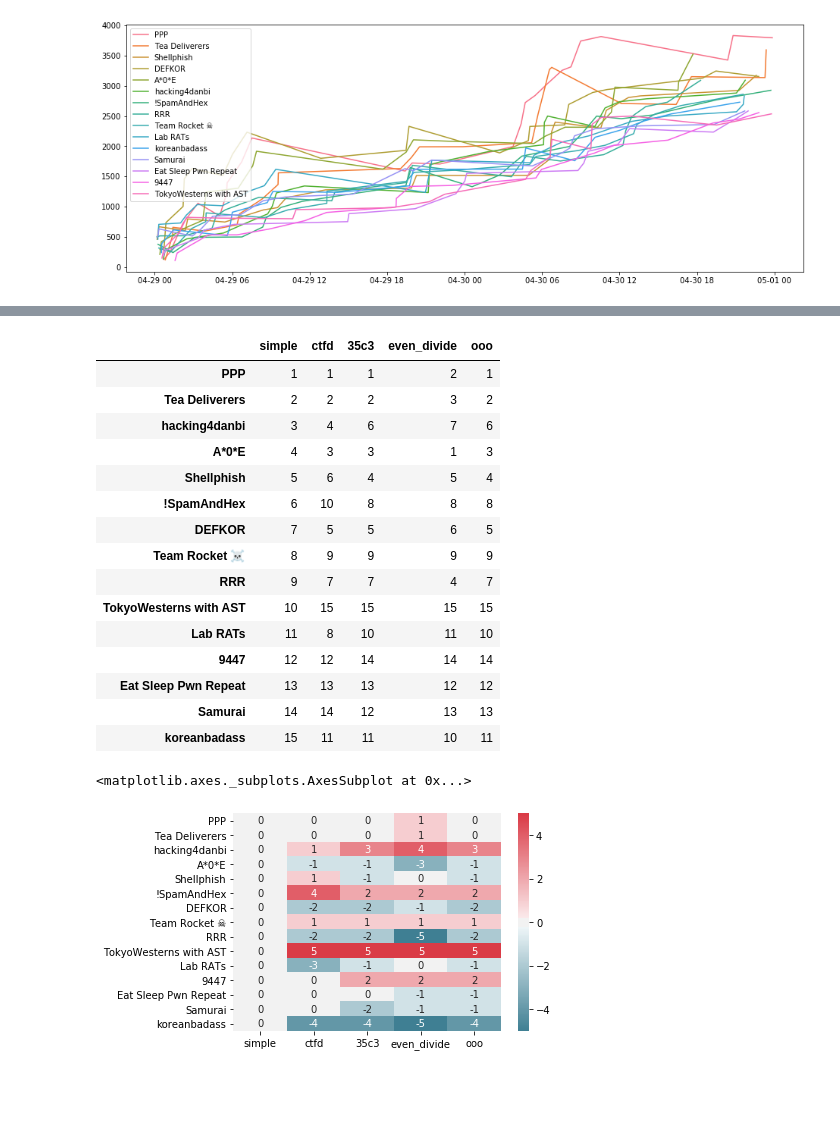
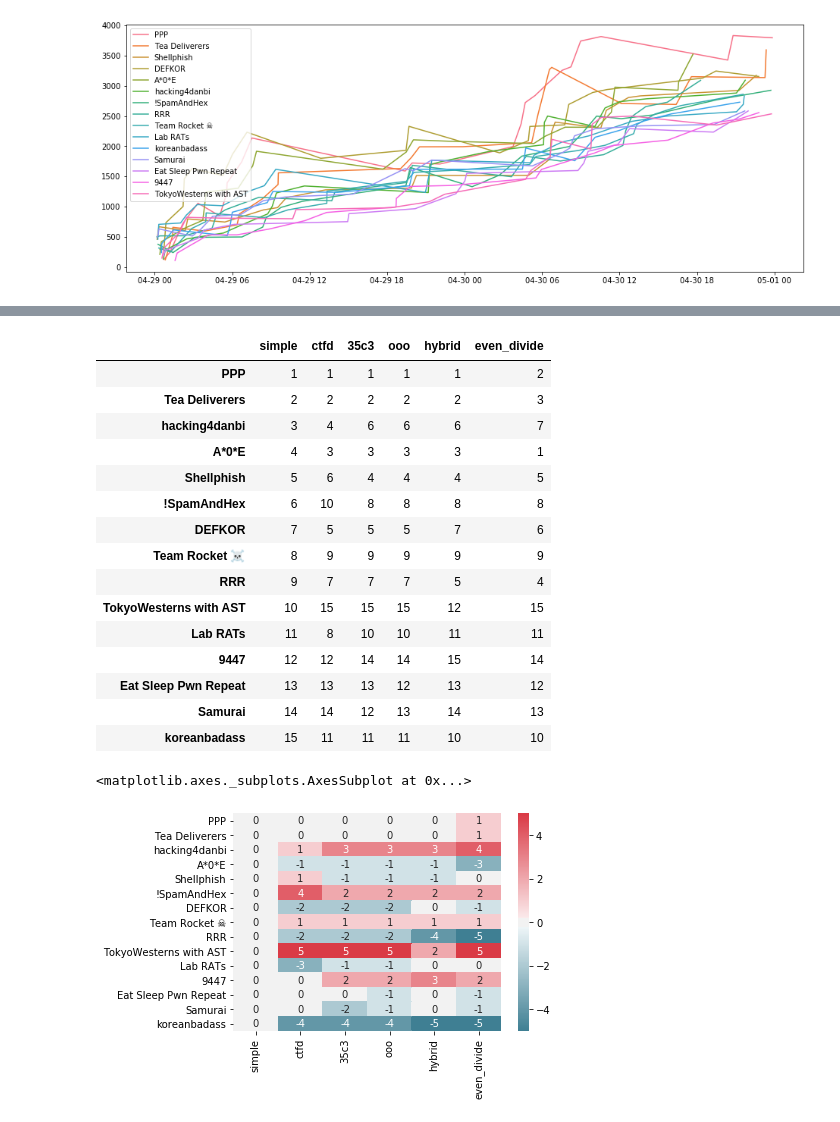
Before and after one commit to wwong/ctf-score-analysis, a Jupyter notebook: 2017-legitbs-quals.ipynb, the cells around one changed output, grey strips where cells are left out. Drawn from its saved outputs; the diff is of its cells as text; code cells hidden in the pictures; blank space fills up the shorter version.

Commit message:
Add hybrid scoring

```diff
--- a/2017-legitbs-quals.ipynb
+++ b/2017-legitbs-quals.ipynb
@@ -235,6 +235,17 @@ class OooDecayPointValueChallengeLoader:
         return Challenge(challenge_id=challenge_json['id'],
                         name=challenge_json['name'],
                         score_strategy=strategy)
+# %%
+class HybridPointValueChallengeLoader:
+    def from_json(challenge_json):
+        max_scores = [100, 300, 500]
+        min_scores = [100, 100, 100]
+        # The raw challenge data only assigns point values from 1-6 for each challenge
+        difficulty = (challenge_json['points']-1) // 2
+        strategy = OooDecayPointValueStrategy(max_scores[difficulty], min_scores[difficulty])
+        return Challenge(challenge_id=challenge_json['id'],
+                        name=challenge_json['name'],
+                        score_strategy=strategy)
 # %%
 challenges_r = json.load(open('./data/legitbs/2017-quals/challenges.json', 'r'))
 solves_r = json.load(open('./data/legitbs/2017-quals/solutions.json', 'r'))
@@ -369,3 +380,6 @@ Eat Sleep Pwn Repeat      2584.0
 TokyoWesterns with AST    2535.0
 dtype: float64
 [figure]
+# %%
+hybrid_scores = plot_for_strat(teams, solves, HybridPointValueChallengeLoader.from_json)
+hybrid_scores
@@ -372,35 +404,35 @@ dtype: float64
 # %%
-sorted_scores = map(lambda x: x.sort_values(ascending=False), [simple_scores, ctfd_scores, espr_scores, even_scores, ooo_scores])
+sorted_scores = map(lambda x: x.sort_values(ascending=False), [simple_scores, ctfd_scores, espr_scores, ooo_scores, hybrid_scores, even_scores])
 
 team_places = list(map(lambda x: pd.Series(range(1, 16), index=x.index), sorted_scores))
 simple_team_places = team_places[0]
 
-pd.concat(team_places, axis=1, keys=['simple', 'ctfd', '35c3', 'even_divide', 'ooo'], sort=False).sort_values(ascending=True, by='simple')
+pd.concat(team_places, axis=1, keys=['simple', 'ctfd', '35c3', 'ooo', 'hybrid', 'even_divide'], sort=False).sort_values(ascending=True, by='simple')
 # %% [output]
-|  | simple | ctfd | 35c3 | even_divide | ooo |
-| PPP | 1 | 1 | 1 | 2 | 1 |
-| Tea Deliverers | 2 | 2 | 2 | 3 | 2 |
-| hacking4danbi | 3 | 4 | 6 | 7 | 6 |
-| A*0*E | 4 | 3 | 3 | 1 | 3 |
-| Shellphish | 5 | 6 | 4 | 5 | 4 |
-| !SpamAndHex | 6 | 10 | 8 | 8 | 8 |
-| DEFKOR | 7 | 5 | 5 | 6 | 5 |
-| Team Rocket ☠️ | 8 | 9 | 9 | 9 | 9 |
-| RRR | 9 | 7 | 7 | 4 | 7 |
-| TokyoWesterns with AST | 10 | 15 | 15 | 15 | 15 |
-| Lab RATs | 11 | 8 | 10 | 11 | 10 |
-| 9447 | 12 | 12 | 14 | 14 | 14 |
-| Eat Sleep Pwn Repeat | 13 | 13 | 13 | 12 | 12 |
-| Samurai | 14 | 14 | 12 | 13 | 13 |
-| koreanbadass | 15 | 11 | 11 | 10 | 11 |
+|  | simple | ctfd | 35c3 | ooo | hybrid | even_divide |
+| PPP | 1 | 1 | 1 | 1 | 1 | 2 |
+| Tea Deliverers | 2 | 2 | 2 | 2 | 2 | 3 |
+| hacking4danbi | 3 | 4 | 6 | 6 | 6 | 7 |
+| A*0*E | 4 | 3 | 3 | 3 | 3 | 1 |
+| Shellphish | 5 | 6 | 4 | 4 | 4 | 5 |
+| !SpamAndHex | 6 | 10 | 8 | 8 | 8 | 8 |
+| DEFKOR | 7 | 5 | 5 | 5 | 7 | 6 |
+| Team Rocket ☠️ | 8 | 9 | 9 | 9 | 9 | 9 |
+| RRR | 9 | 7 | 7 | 7 | 5 | 4 |
+| TokyoWesterns with AST | 10 | 15 | 15 | 15 | 12 | 15 |
+| Lab RATs | 11 | 8 | 10 | 10 | 11 | 11 |
+| 9447 | 12 | 12 | 14 | 14 | 15 | 14 |
+| Eat Sleep Pwn Repeat | 13 | 13 | 13 | 12 | 13 | 12 |
+| Samurai | 14 | 14 | 12 | 13 | 14 | 13 |
+| koreanbadass | 15 | 11 | 11 | 11 | 10 | 10 |
 # %%
 team_place_diffs = map(lambda x: x - simple_team_places, team_places)
-place_diffs = pd.concat(team_place_diffs, sort=False, axis=1, keys=['simple', 'ctfd', '35c3', 'even_divide', 'ooo']).sort_values(ascending=True, by='simple')
+place_diffs = pd.concat(team_place_diffs, sort=False, axis=1, keys=['simple', 'ctfd', '35c3', 'ooo', 'hybrid', 'even_divide']).sort_values(ascending=True, by='simple')
 cmap = sns.diverging_palette(220, 10, as_cmap=True)
 sns.heatmap(place_diffs, cmap=cmap, square=False, annot=True)
 # %% [output]
 <matplotlib.axes._subplots.AxesSubplot at 0x...>
-[figure, old version]
+[figure, new version]
 # %%
 def normalize(scores):
     max_score = scores.max()
```
Also changed, not shown: parts of 2 cells of this notebook.
